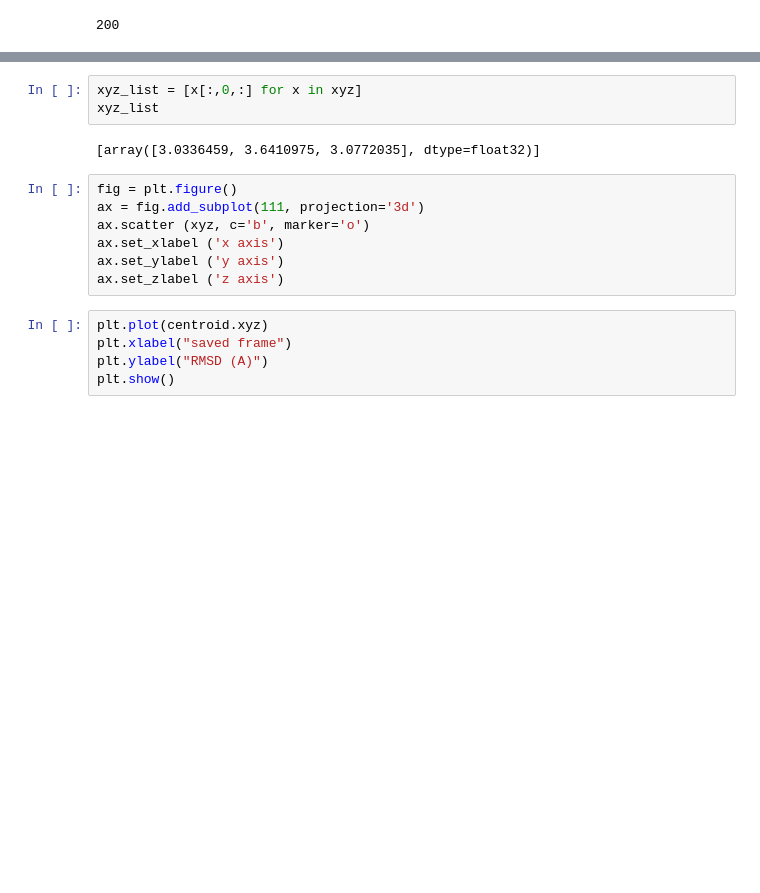
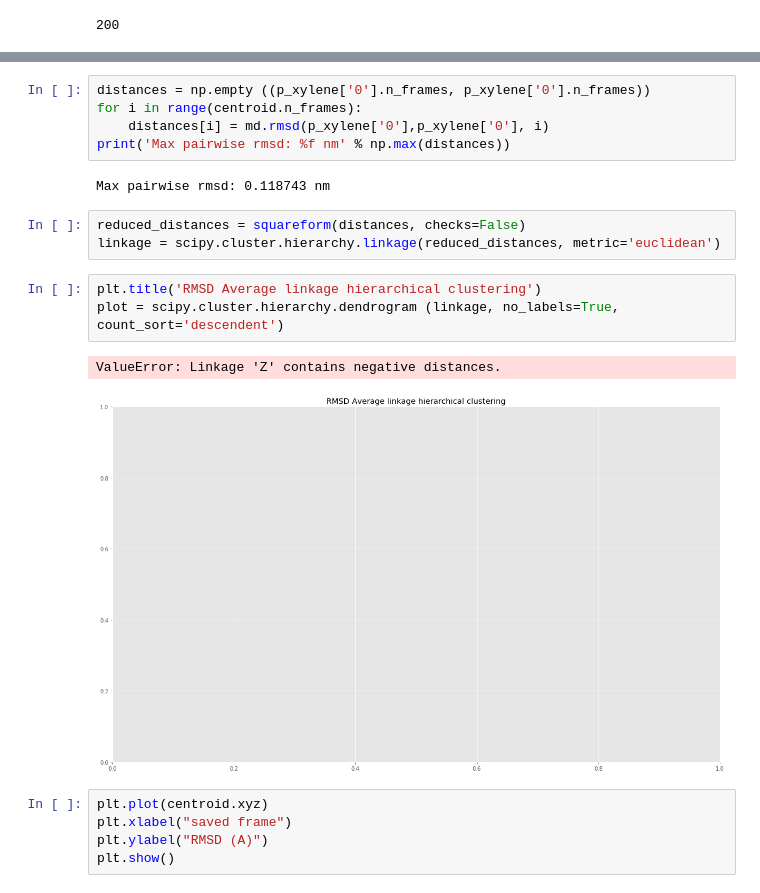
Before and after one commit to uibcdf/Analysis_Yank, a Jupyter notebook: jupyter_notebook/p-xylene_traj_analysis.ipynb, the cells around one changed output, grey strips where cells are left out. Saved outputs shown, nothing was run; the diff lists cells and outputs as text; blank space fills up the shorter version.

```diff
--- a/jupyter_notebook/p-xylene_traj_analysis.ipynb
+++ b/jupyter_notebook/p-xylene_traj_analysis.ipynb
@@ -174,15 +225,19 @@ print (xyz)
-# %%
-xyz_list = [x[:,0,:] for x in xyz]
-xyz_list
-# %% [output]
-[array([3.0336459, 3.6410975, 3.0772035], dtype=float32)]
-# %%
-fig = plt.figure()
-ax = fig.add_subplot(111, projection='3d')
-ax.scatter (xyz, c='b', marker='o')
-ax.set_xlabel ('x axis')
-ax.set_ylabel ('y axis')
-ax.set_zlabel ('z axis')
+# %%
+distances = np.empty ((p_xylene['0'].n_frames, p_xylene['0'].n_frames))
+for i in range(centroid.n_frames):
+    distances[i] = md.rmsd(p_xylene['0'],p_xylene['0'], i)
+print('Max pairwise rmsd: %f nm' % np.max(distances))
+# %% [output]
+Max pairwise rmsd: 0.118743 nm
+# %%
+reduced_distances = squareform(distances, checks=False)
+linkage = scipy.cluster.hierarchy.linkage(reduced_distances, metric='euclidean')
+# %%
+plt.title('RMSD Average linkage hierarchical clustering')
+plot = scipy.cluster.hierarchy.dendrogram (linkage, no_labels=True, count_sort='descendent')
+# %% [output]
+ValueError: Linkage 'Z' contains negative distances.
+[figure, added]
 # %%
 plt.plot(centroid.xyz)
 plt.xlabel("saved frame")
```
Also changed, not shown: parts of 9 cells of this notebook.
